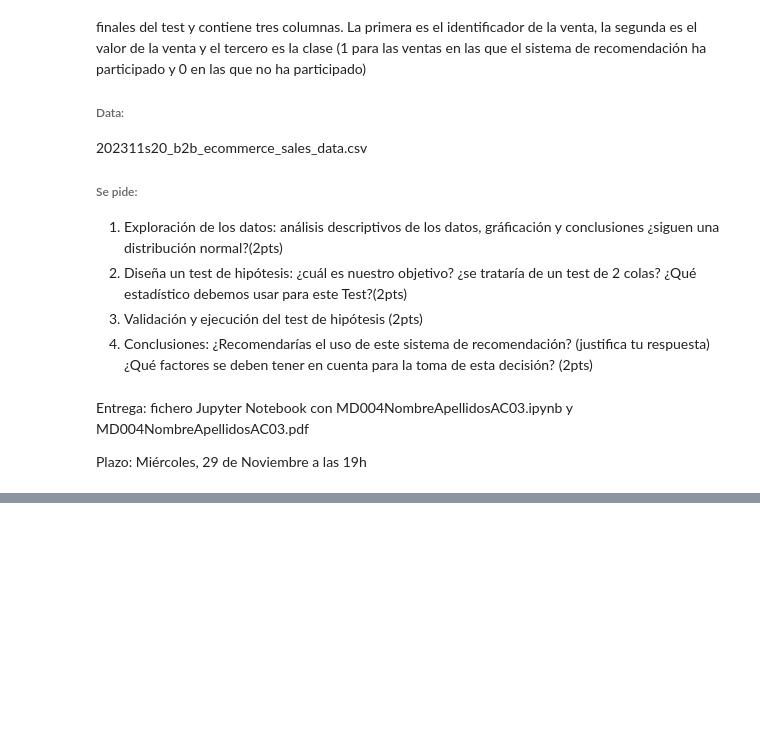
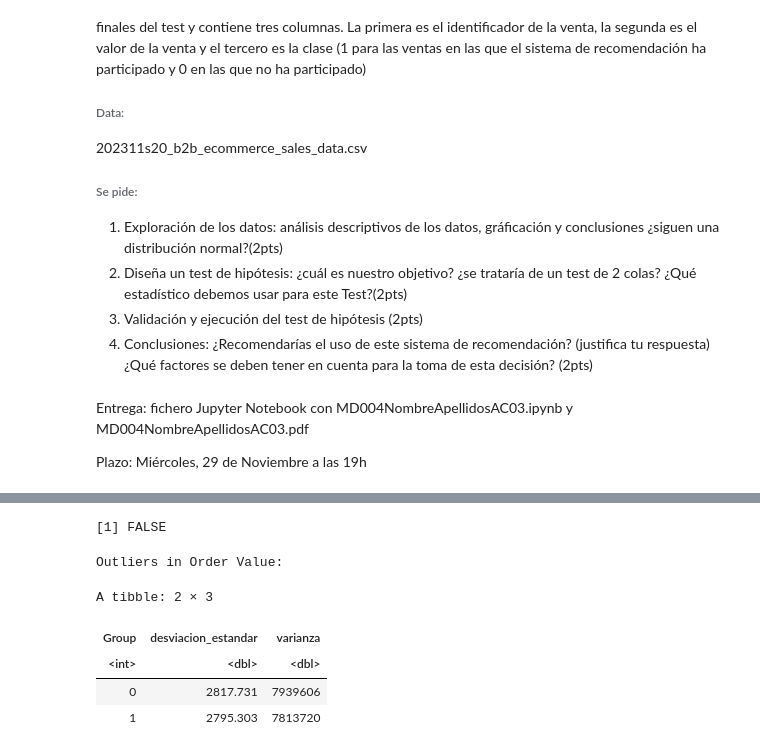
Before and after one commit to Didac-piferrer/MUDS, a Jupyter notebook: Estadistica/E3/MD004DidacPiferrerAC03.ipynb, the cells around one changed output, grey strips where cells are left out. Cells and saved outputs as stored; diff of their text form; code cells hidden in the pictures; blank space fills up the shorter version.

```diff
--- a/Estadistica/E3/MD004DidacPiferrerAC03.ipynb
+++ b/Estadistica/E3/MD004DidacPiferrerAC03.ipynb
@@ -70,0 +128,21 @@ Plazo: Miércoles, 29 de Noviembre a las 19h
+# %%
+#Verificamos la presencia de nulos y la presencia de outliers
+anyNA(data_b2b)
+cat("Outliers in Order Value: ", boxplot(data_b2b$Order.Value, plot=F)$Out)
+# %% [output]
+[1] FALSE
+Outliers in Order Value:
+# %%
+ds <- data_b2b %>%
+            group_by(Group) %>%
+            summarize (
+                desviacion_estandar = sd(Order.Value),
+                varianza = var(Order.Value)
+            )
+ds
+# %% [output]
+A tibble: 2 × 3
+| Group | desviacion_estandar | varianza |
+| <int> | <dbl> | <dbl> |
+| 0 | 2817.731 | 7939606 |
+| 1 | 2795.303 | 7813720 |
```
Also changed, not shown: parts of 8 cells of this notebook, 1 other file.
